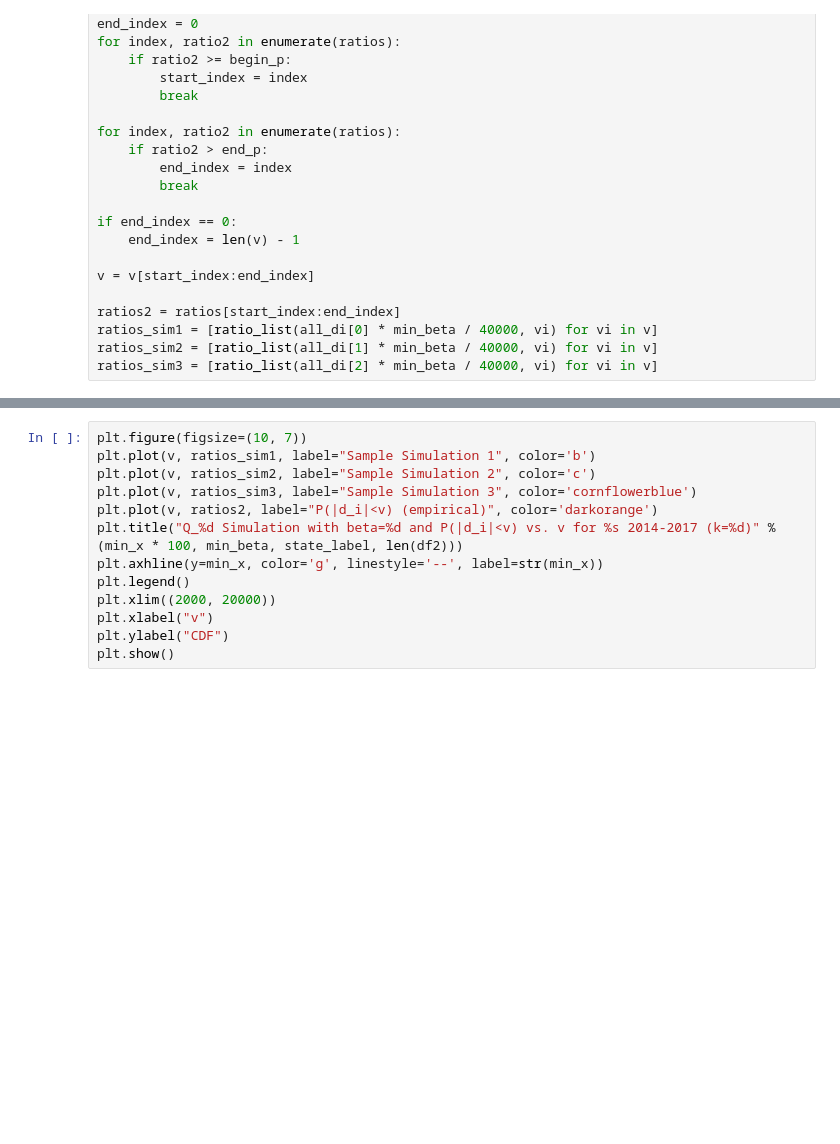
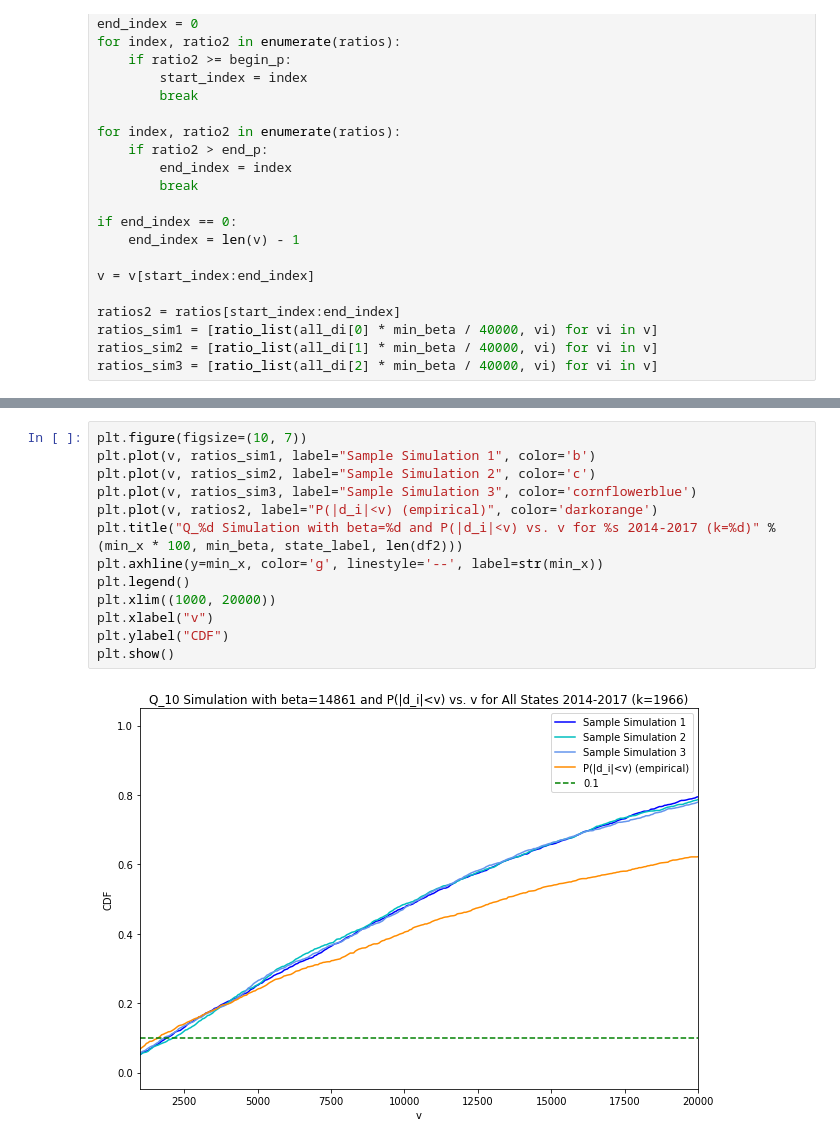
Before and after one commit to guanzgrace/risk-adj-3, a Jupyter notebook: 3.4-QX/QXTest_AllStates_in2017dollars.ipynb, the cells around one changed output, grey strips where cells are left out. Saved outputs shown, nothing was run; the diff lists cells and outputs as text; blank space fills up the shorter version.

```diff
--- a/3.4-QX/QXTest_AllStates_in2017dollars.ipynb
+++ b/3.4-QX/QXTest_AllStates_in2017dollars.ipynb
@@ -296,15 +304,17 @@ plt.show()
 # %%
 plt.figure(figsize=(10, 7))
 plt.plot(v, ratios_sim1, label="Sample Simulation 1", color='b')
 plt.plot(v, ratios_sim2, label="Sample Simulation 2", color='c')
 plt.plot(v, ratios_sim3, label="Sample Simulation 3", color='cornflowerblue')
 plt.plot(v, ratios2, label="P(|d_i|<v) (empirical)", color='darkorange')
 plt.title("Q_%d Simulation with beta=%d and P(|d_i|<v) vs. v for %s 2014-2017 (k=%d)" % (min_x * 100, min_beta, state_label, len(df2)))
 plt.axhline(y=min_x, color='g', linestyle='--', label=str(min_x))
 plt.legend()
-plt.xlim((2000, 20000))
+plt.xlim((1000, 20000))
 plt.xlabel("v")
 plt.ylabel("CDF")
 plt.show()
+# %% [output]
+[figure, added]
 # %%
 run_binom_stat_test2(min_beta, df2.values)
```
Also changed, not shown: parts of 6 cells of this notebook, 1 other file.
